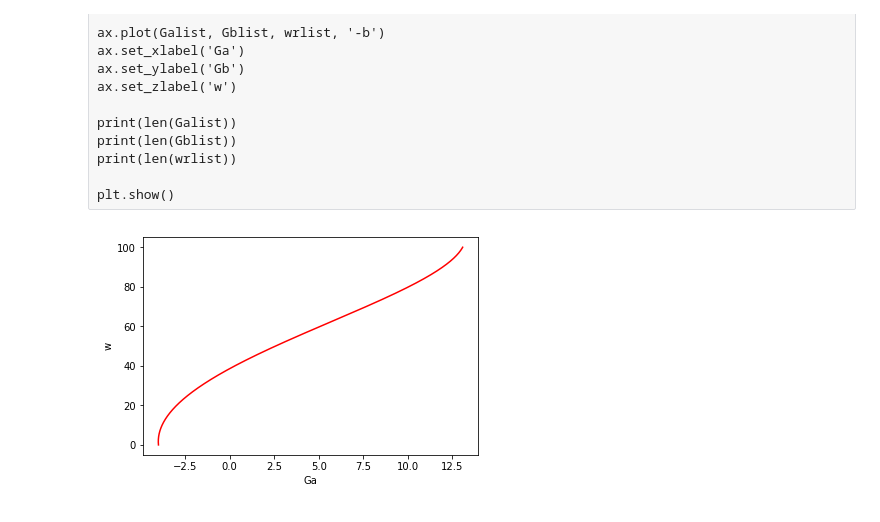
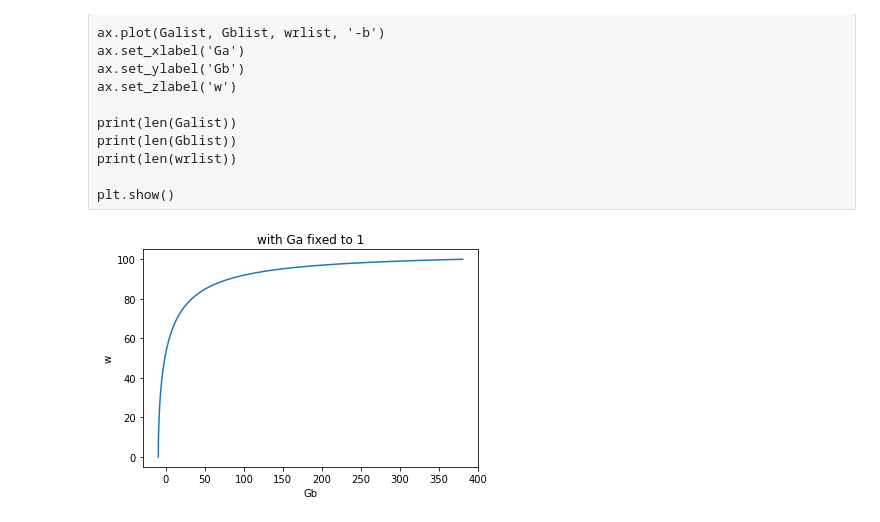
Before and after one commit to YacineOb/BasalGangliaModel2017, a Jupyter notebook: Diagram MsnThaLoop.ipynb, the cells around one changed output. Cells and saved outputs as stored; diff of their text form; code cells hidden in the pictures.

```diff
--- a/Diagram MsnThaLoop.ipynb
+++ b/Diagram MsnThaLoop.ipynb
@@ -47,28 +47,19 @@ print(len(wrlist))
 plt.show()
 # %%
 wrilist = []
-Gailist = []
 Gbilist = []
 
 for wi in tqdm(np.arange(0.001, 100, 0.001)):
-    for Gbi in np.arange(0, 5, 0.1):
-        Gai = ((4*wi*tc)*((wi*tc)**2 - 1) / sin(wi*DeltaA)) + Gbi*(1-w*tc*(1/tan(w*DeltaA)))
-        Gbilist.append(Gbi)
-        Gailist.append(Gai)
-        wrilist.append(wi)
+    Gbi = (1 - ((4*wi*tc)*((wi*tc)**2 - 1) / sin(wi*DeltaA))) / (1-wi*tc*(1/tan(wi*DeltaA)))
+    Gbilist.append(Gbi)
+    wrilist.append(wi)
 
-fig = plt.figure(2)
-ax = plt.axes(projection='3d')
 
-ax.plot(Gailist, Gbilist, wrilist, '-r')
-ax.set_xlabel('Ga')
-ax.set_ylabel('Gb')
-ax.set_zlabel('w')
-
-print(len(Gailist))
-print(len(Gbilist))
-print(len(wrilist))
+plt.plot(Gbilist, wrilist)
+plt.xlabel('Gb')
+plt.ylabel('w')
+plt.title('with Ga fixed to 1')
 
 plt.show()
 # %% [output]
-[figure, old version]
+[figure, new version]
```
Also changed, not shown: parts of 3 cells of this notebook, 4 other files.
